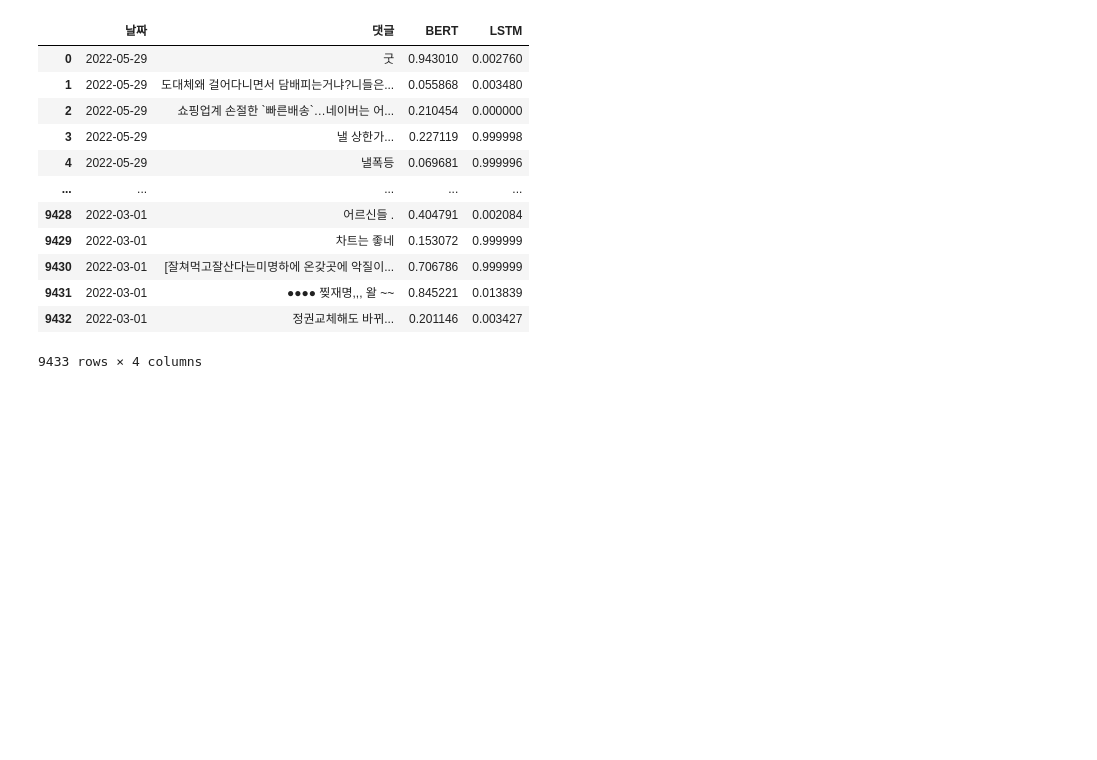
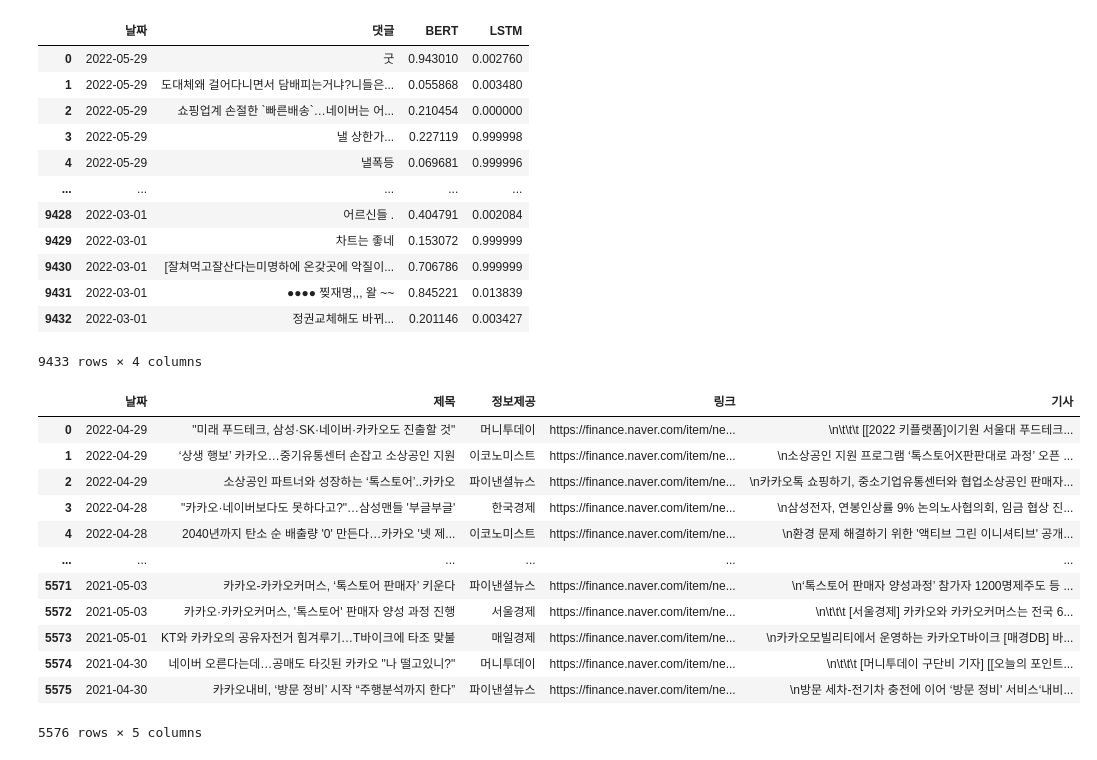
Before and after one commit to dbwlgns15/ANOTHER_SENSE, a Jupyter notebook: 7_시각화.ipynb, the cells around one changed output. Cells and saved outputs as stored; diff of their text form; code cells hidden in the pictures; blank space fills up the shorter version.

```diff
--- a/7_시각화.ipynb
+++ b/7_시각화.ipynb
@@ -134,3 +134,21 @@ df
 del df['LSTM']
 # %%
 df.to_csv('./src/score_naver_0301.csv',index=False)
+# %%
+import pandas as pd
+x = pd.read_csv('./a.csv')
+x
+# %% [output]
+|  | 날짜 | 제목 | 정보제공 | 링크 | 기사 |
+| 0 | 2022-04-29 | "미래 푸드테크, 삼성·SK·네이버·카카오도 진출할 것" | 머니투데이 | https://finance.naver.com/item/ne... | \n\t\t\t [[2022 키플랫폼]이기원 서울대 푸드테크... |
+| 1 | 2022-04-29 | ‘상생 행보’ 카카오…중기유통센터 손잡고 소상공인 지원 | 이코노미스트 | https://finance.naver.com/item/ne... | \n소상공인 지원 프로그램 ‘톡스토어X판판대로 과정’ 오픈 ... |
+| 2 | 2022-04-29 | 소상공인 파트너와 성장하는 ‘톡스토어’..카카오 | 파이낸셜뉴스 | https://finance.naver.com/item/ne... | \n카카오톡 쇼핑하기, 중소기업유통센터와 협업소상공인 판매자... |
+| 3 | 2022-04-28 | "카카오·네이버보다도 못하다고?"…삼성맨들 '부글부글' | 한국경제 | https://finance.naver.com/item/ne... | \n삼성전자, 연봉인상률 9% 논의노사협의회, 임금 협상 진... |
+| 4 | 2022-04-28 | 2040년까지 탄소 순 배출량 '0' 만든다…카카오 '넷 제... | 이코노미스트 | https://finance.naver.com/item/ne... | \n환경 문제 해결하기 위한 '액티브 그린 이니셔티브' 공개... |
+| ... | ... | ... | ... | ... | ... |
+| 5571 | 2021-05-03 | 카카오-카카오커머스, ‘톡스토어 판매자’ 키운다 | 파이낸셜뉴스 | https://finance.naver.com/item/ne... | \n‘톡스토어 판매자 양성과정’ 참가자 1200명제주도 등 ... |
+| 5572 | 2021-05-03 | 카카오·카카오커머스, '톡스토어' 판매자 양성 과정 진행 | 서울경제 | https://finance.naver.com/item/ne... | \n\t\t\t [서울경제] 카카오와 카카오커머스는 전국 6... |
+| 5573 | 2021-05-01 | KT와 카카오의 공유자전거 힘겨루기…T바이크에 타조 맞불 | 매일경제 | https://finance.naver.com/item/ne... | \n카카오모빌리티에서 운영하는 카카오T바이크 [매경DB] 바... |
+| 5574 | 2021-04-30 | 네이버 오른다는데…공매도 타깃된 카카오 "나 떨고있니?" | 머니투데이 | https://finance.naver.com/item/ne... | \n\t\t\t [머니투데이 구단비 기자] [[오늘의 포인트... |
+| 5575 | 2021-04-30 | 카카오내비, ‘방문 정비’ 시작 “주행분석까지 한다” | 파이낸셜뉴스 | https://finance.naver.com/item/ne... | \n방문 세차-전기차 충전에 이어 ‘방문 정비' 서비스‘내비... |
+5576 rows × 5 columns
```
Also changed, not shown: 4 other files.
